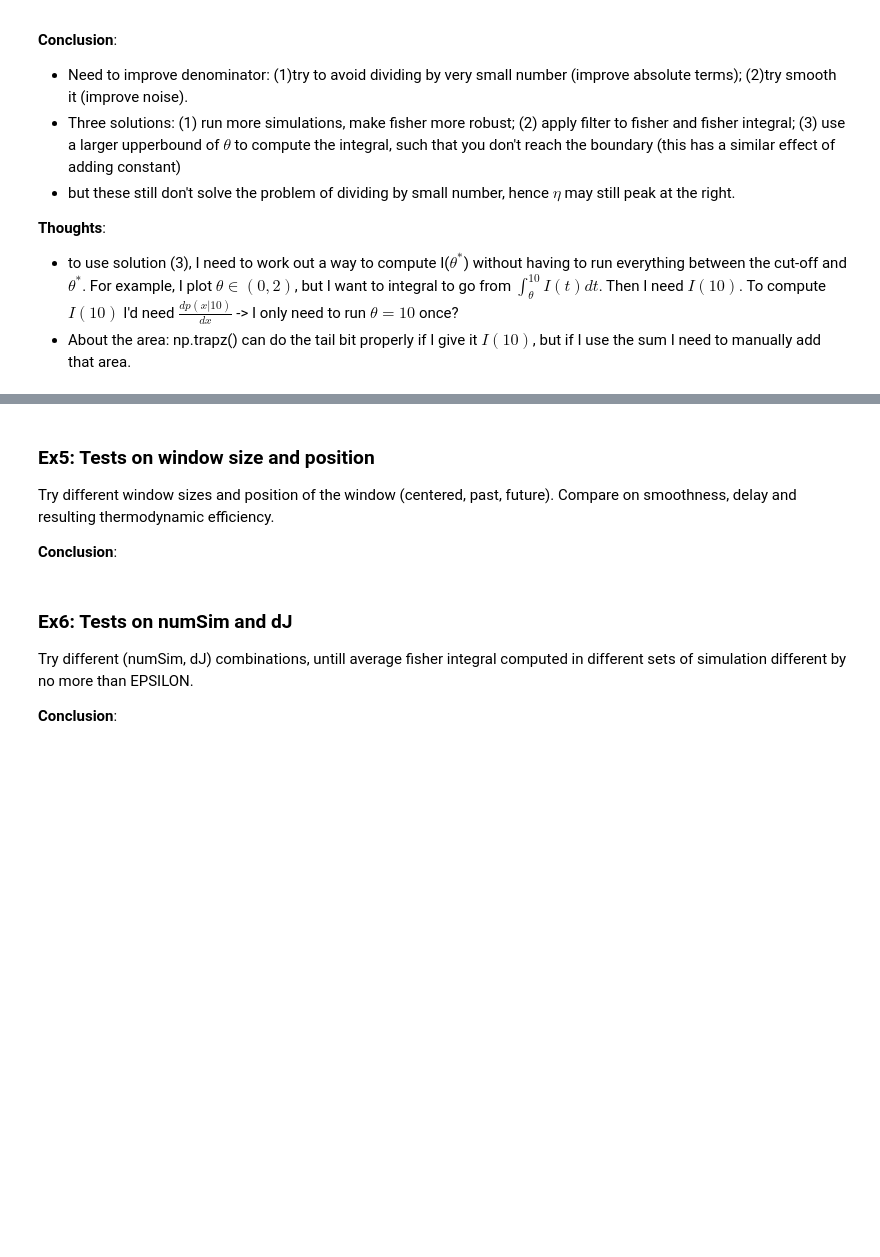
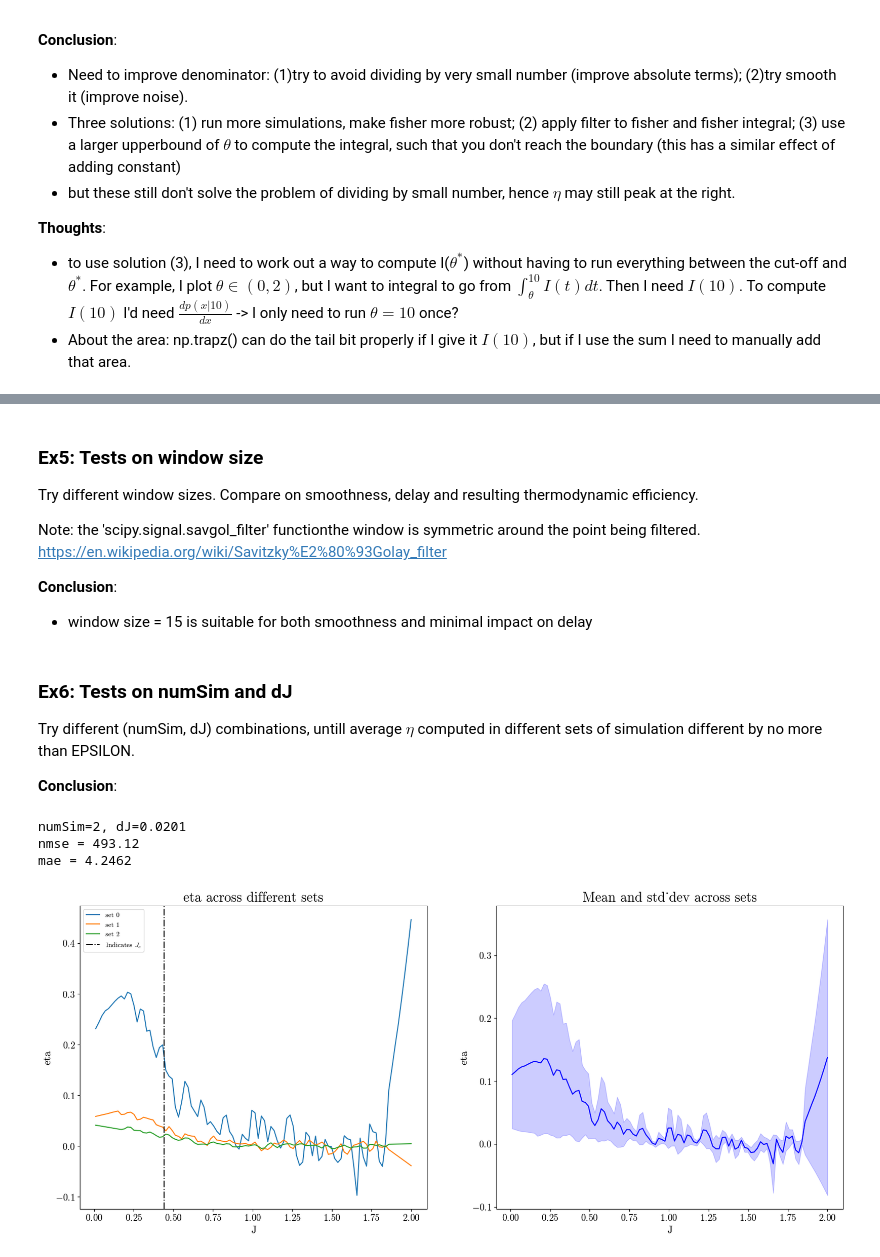
Before and after one commit to qianyangchen/IsingModel2D, a Jupyter notebook: Ising2D_etaExperiments.ipynb, the cells around one changed output, grey strips where cells are left out. Saved outputs shown, nothing was run; the diff lists cells and outputs as text; code cells hidden in the pictures; blank space fills up the shorter version.

```diff
--- a/Ising2D_etaExperiments.ipynb
+++ b/Ising2D_etaExperiments.ipynb
@@ -148,7 +151,7 @@ def compute_entropy(prob_distribution):
     entropy = -sum(p * np.log2(p) for p in prob_distribution.values() if p > EPSILON)
     return entropy
 # %%
-def get_eta(configEntropy, fisherInfo, entropyFilt=False, derivativeFilt=False, fisherFilt=False, integralFilt=False, window=14):
+def get_eta0(configEntropy, fisherInfo, entropyFilt=False, derivativeFilt=False, fisherFilt=False, integralFilt=False, window=14):
     """
     Compute thermodynamic efficiency.
 
@@ -1149,5 +1371,9 @@ invalid value encountered in divide
 # %% [markdown]
-### Ex5: Tests on window size and position
-Try different window sizes and position of the window (centered, past, future). Compare on smoothness, delay and resulting thermodynamic efficiency.
+### Ex5: Tests on window size
+Try different window sizes. Compare on smoothness, delay and resulting thermodynamic efficiency.
+
+Note: the 'scipy.signal.savgol_filter' functionthe window is symmetric around the point being filtered. https://en.wikipedia.org/wiki/Savitzky%E2%80%93Golay_filter
 
 **Conclusion**:
+
+- window size = 15 is suitable for both smoothness and minimal impact on delay
@@ -1154,5 +1409,40 @@ Try different window sizes and position of the window (centered, past, future).
 # %% [markdown]
 ### Ex6: Tests on numSim and dJ
-Try different (numSim, dJ) combinations, untill average fisher integral computed in different sets of simulation different by no more than EPSILON.
+Try different (numSim, dJ) combinations, untill average $\eta$ computed in different sets of simulation different by no more than EPSILON.
 
 **Conclusion**:
+# %%
+# retrieve Mbar and average entropy
+def run_experiment6(L, time, j, sampleSize, subsample, numSims):
+    M_total = 0
+    entp_total = 0
+
+    for _ in range(numSims):
+        lattice = initialise(L, bias=0.75)  # initialize lattice
+        _, _, _, mags, _ = metropolis(lattice, time, j, get_mu(lattice))  # run one simulation
+        subsamples = mags[-sampleSize*subsample:][::subsample]  # subsampling to 1/10
+        M_total += subsamples.sum()
+        entp_total += get_entropy_kikuchi(lattice)
+
+    return M_total / (numSims * sampleSize), entp_total / numSims
+
+def compare_plot_ex6(result_sets, name, numSim, dJ):
+    print(f'numSim={numSims}, dJ={dJ:.4f}')
+
+    fig, axes = plt.subplots(nrows=1, ncols=2, figsize=(20, 8))
+    ax = axes[0]
+    for i in range(numSets):
+        ax.plot(Js, result_sets[i], label=f'set {i}')
+    ax.axvline(x=np.log(1+2**0.5)/2, color='k', linestyle='-.', label='Indicates $J_c$');
+    ax.set_xlabel('J');
+    ax.set_ylabel(name);
+    ax.set_title(f'{name} across different sets');
+    ax.legend();
+
+    ax = axes[1]
+    results_mean, std_dev = quantify_variations(result_sets)
+    ax.plot(Js, results_mean, label='Mean Curve', color='blue');
+    ax.fill_between(Js, results_mean - std_dev, results_mean + std_dev, color='blue', alpha=0.2, label='1 Std Dev');
+    ax.set_title('Mean and std_dev across sets');
+    ax.set_xlabel('J');
+    ax.set_ylabel(name);
@@ -1158,0 +1497,8 @@ Try different (numSim, dJ) combinations, untill average fisher integral computed
+# %%
+# visualise results
+compare_plot_ex6(result_sets_eta, 'eta', numSims, Js[1]-Js[0])
+# %% [output]
+numSim=2, dJ=0.0201
+nmse = 493.12
+mae = 4.2462
+[figure, added]
```
Also changed, not shown: parts of 38 cells of this notebook.
